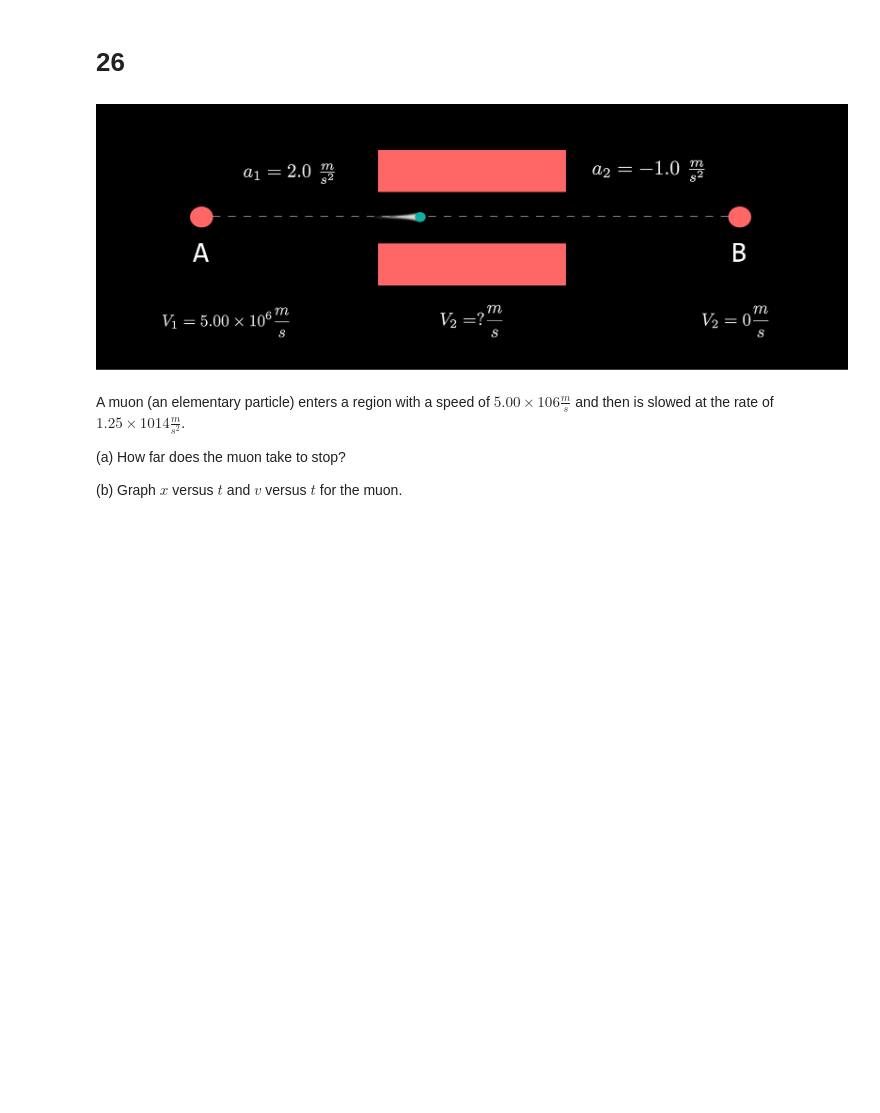
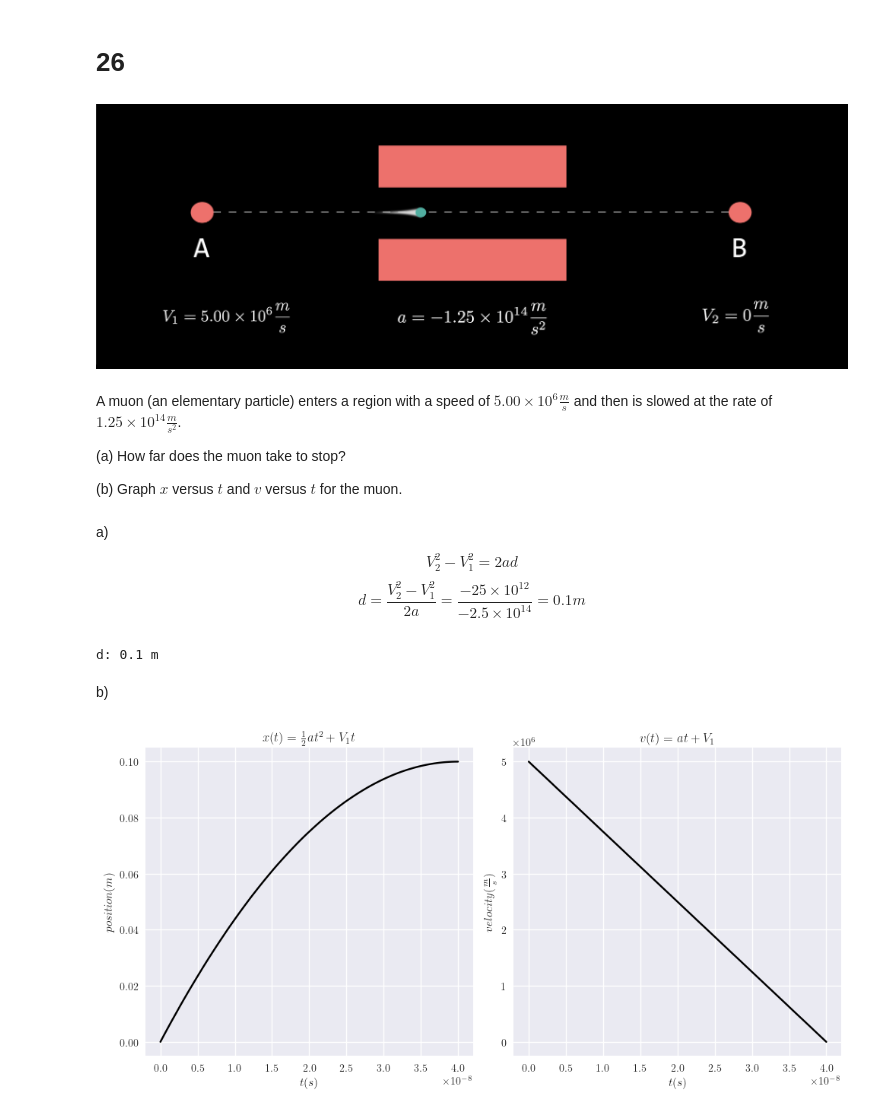
Before and after one commit to SMustafa12/Solve-Physics-I-of-Halliday, a Jupyter notebook: C2/Chapter 2.ipynb, the cells around one changed output. Drawn from its saved outputs; the diff is of its cells as text; code cells hidden in the pictures; blank space fills up the shorter version.

```diff
--- a/C2/Chapter 2.ipynb
+++ b/C2/Chapter 2.ipynb
@@ -804,10 +804,48 @@ d_total = 300.0 m
 # %% [markdown]
 # 26
 # %% [markdown]
-![26.png](attachment:26.png-old)
+![26.png](attachment:26.png-new)
 # %% [markdown]
-A muon (an elementary particle) enters a region with a speed of $ 5.00 \times 106 \frac{m}{s} $ and then is slowed at the rate of $ 1.25 \times 1014 \frac{m}{s^2} $.
+A muon (an elementary particle) enters a region with a speed of $ 5.00 \times 10^6 \frac{m}{s} $ and then is slowed at the rate of $ 1.25 \times 10^{14} \frac{m}{s^2} $.
 
 (a) How far does the muon take to stop?
 
 (b) Graph $x$ versus $t$ and $v$ versus $t$ for the muon.
+# %% [markdown]
+a)
+$$ V_2^2 - V_1^2 = 2ad $$
+$$ d = \frac{V_2^2 - V_1^2}{2a} = \frac{-25 \times 10^{12}}{-2.5 \times 10^{14}} = 0.1 m $$
+# %%
+V1 = 5.00 * 10**6 ; V2 = 0 ; a = -1.25* 10**14
+d = (V2**2 - V1**2)/(2*a)
+print(f'd: {d} m')
+# %% [output]
+d: 0.1 m
+# %% [markdown]
+b)
+# %%
+t = sp.Symbol('t')
+
+def x_26(t): return 0.5*a*t**2 + V1*t
+def v_26(t): return sp.diff(x_26(t),t)
+
+v_num26 = sp.lambdify(t, v_26(t), 'numpy')
+
+t26 = np.linspace(0,float(sp.solve(v_26(t),t)[0]) ,100)
+
+fig,ax = plt.subplots(1,2,figsize=(10,5))
+
+ax[0].plot(t26,x_26(t26), color='black')
+ax[0].set_xlabel(r'$t(s)$')
+ax[0].set_ylabel(r'$position(m)$')
+ax[0].set_title(r'$x(t) = \frac{1}{2}at^2 + V_1 t$')
+ax[1].plot(t26,v_num26(t26), color='black')
+ax[1].set_xlabel(r'$t(s)$')
+ax[1].set_ylabel(r'$velocity(\frac{m}{s})$')
+ax[1].set_title(r'$v(t) = at + V_1 $')
+ax[0].grid(True)
+ax[1].grid(True)
+
+plt.tight_layout()
+# %% [output]
+[figure, added]
```
